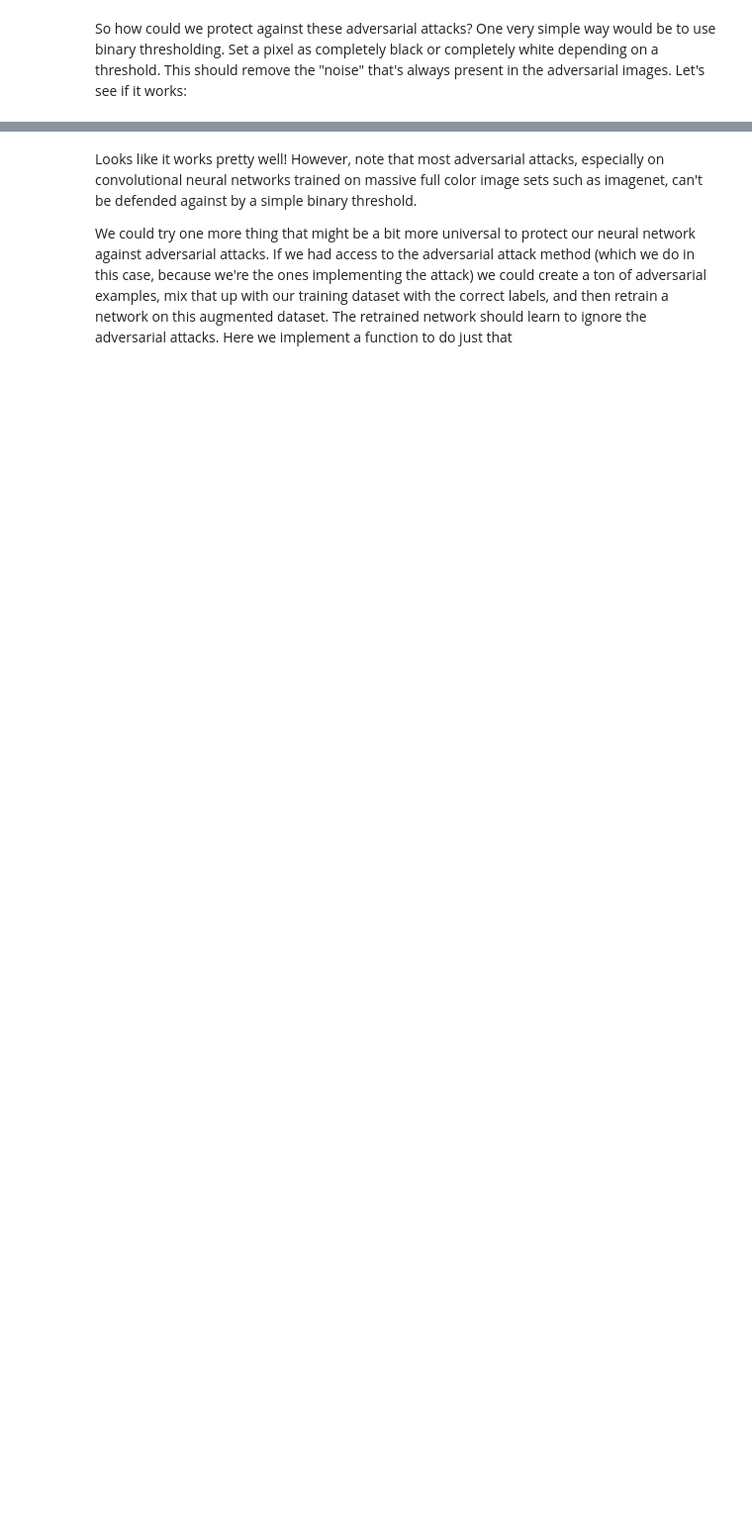
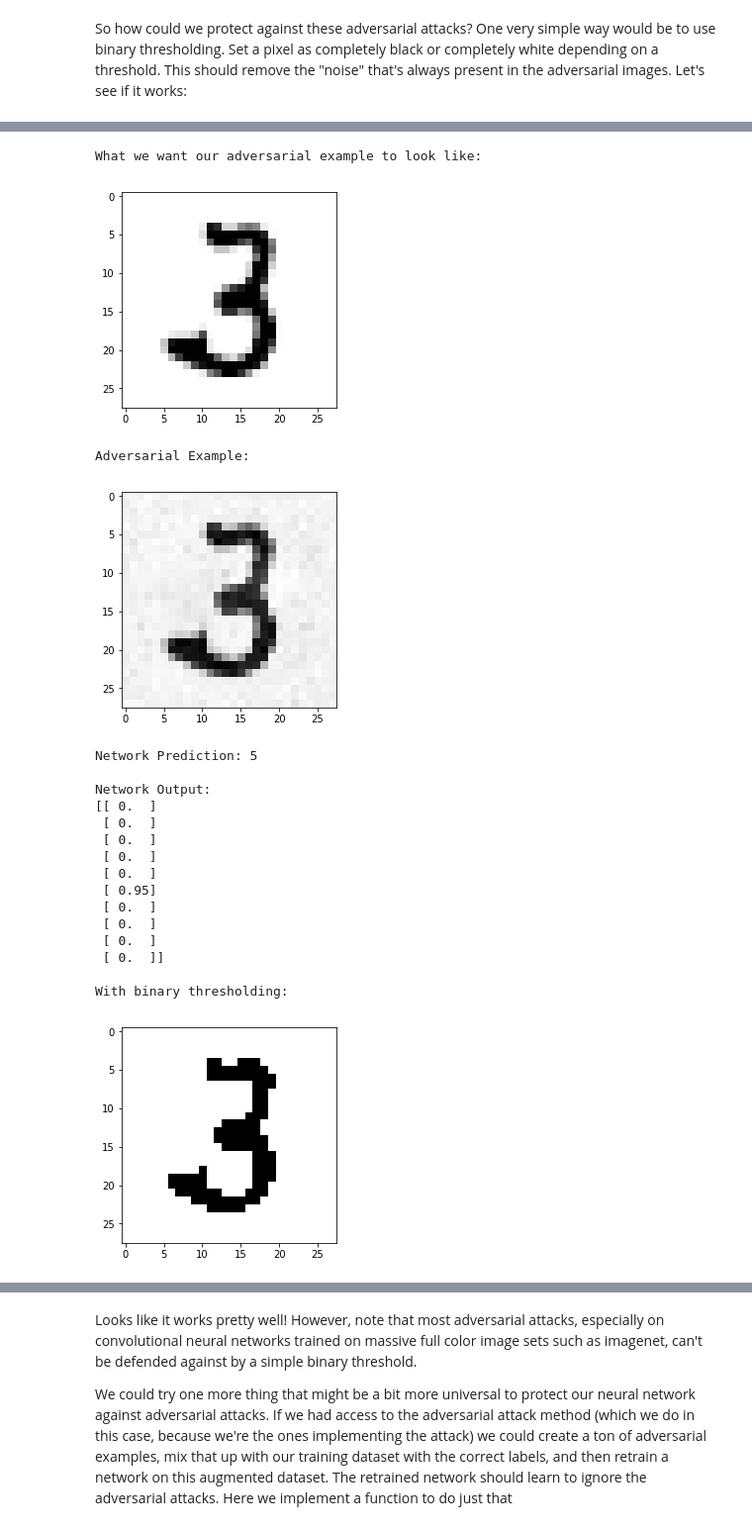
Before and after one commit to dangeng/Simple_Adversarial_Examples, a Jupyter notebook: MLAB/adversarial_example.ipynb, the cells around one changed output, grey strips where cells are left out. Shown: that part at 99% size. Saved outputs shown, nothing was run; the diff lists cells and outputs as text; code cells hidden in the pictures; blank space fills up the shorter version.

```diff
--- a/MLAB/adversarial_example.ipynb
+++ b/MLAB/adversarial_example.ipynb
@@ -240,7 +254,7 @@ def sneaky_generate(n, m):
 
     # Find the first instance of m in test set
     idx = np.random.randint(0,8000)
-    while test_data[idx][1] != m:
+    while np.argmax(test_data[idx][1]) != m:
         idx += 1
 
     # Hardcode the parameters for the wrapper function
@@ -267,6 +281,6 @@ def sneaky_generate(n, m):
 Play around with this function to make "sneaky" adversarial examples! (Again, some numbers converge better than others... try 0, 2, 3, 5, 6, or 8 as a target label. 1, 4, 7, and 9 still don't work as well... no idea why... We get more numbers that converge because we've added regularization term to our cost function. Perhaps changing $ \lambda $ will get more to converge?)
 # %%
 # sneaky_generate(target label, target digit)
-x = sneaky_generate(8, 1)
+x = sneaky_generate(5, 1)
 # %% [output]
 What we want our adversarial example to look like:
@@ -346,0 +325,24 @@ Network output:
+# %%
+# binary_thresholding(target digit, actual digit)
+binary_thresholding(5, 3)
+# %% [output]
+What we want our adversarial example to look like:
+[figure, added]
+Adversarial Example:
+[figure, added]
+Network Prediction: 5
+
+Network Output:
+[[ 0.  ]
+ [ 0.  ]
+ [ 0.  ]
+ [ 0.  ]
+ [ 0.  ]
+ [ 0.95]
+ [ 0.  ]
+ [ 0.  ]
+ [ 0.  ]
+ [ 0.  ]]
+
+With binary thresholding:
+[figure, added]
```
Also changed, not shown: parts of 22 cells of this notebook.
